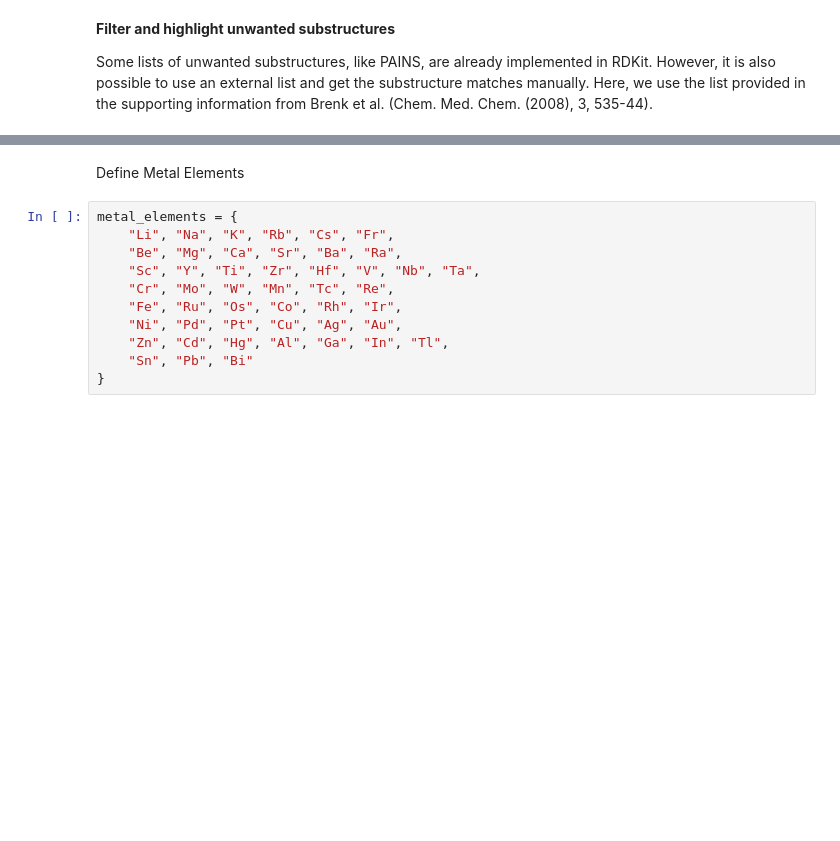
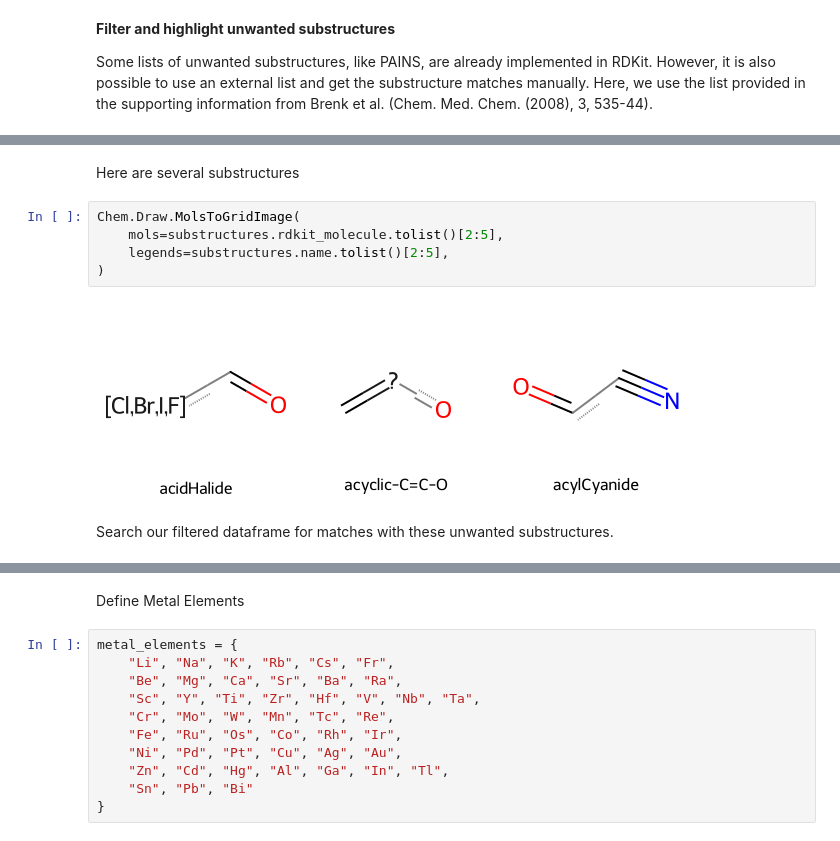
Before and after one commit to hrkhach/Task1_Zinc, a Jupyter notebook: Fetching Data from Zinc.ipynb, the cells around one changed output, grey strips where cells are left out. Saved outputs shown, nothing was run; the diff lists cells and outputs as text; blank space fills up the shorter version.

```diff
--- a/Fetching Data from Zinc.ipynb
+++ b/Fetching Data from Zinc.ipynb
@@ -124,0 +127,11 @@ Some lists of unwanted substructures, like PAINS, are already implemented in RDK
+# %% [markdown]
+Here are several substructures
+# %%
+Chem.Draw.MolsToGridImage(
+    mols=substructures.rdkit_molecule.tolist()[2:5],
+    legends=substructures.name.tolist()[2:5],
+)
+# %% [output]
+[figure, added]
+# %% [markdown]
+Search our filtered dataframe for matches with these unwanted substructures.
```
Also changed, not shown: parts of 8 cells of this notebook, 1 other file.
